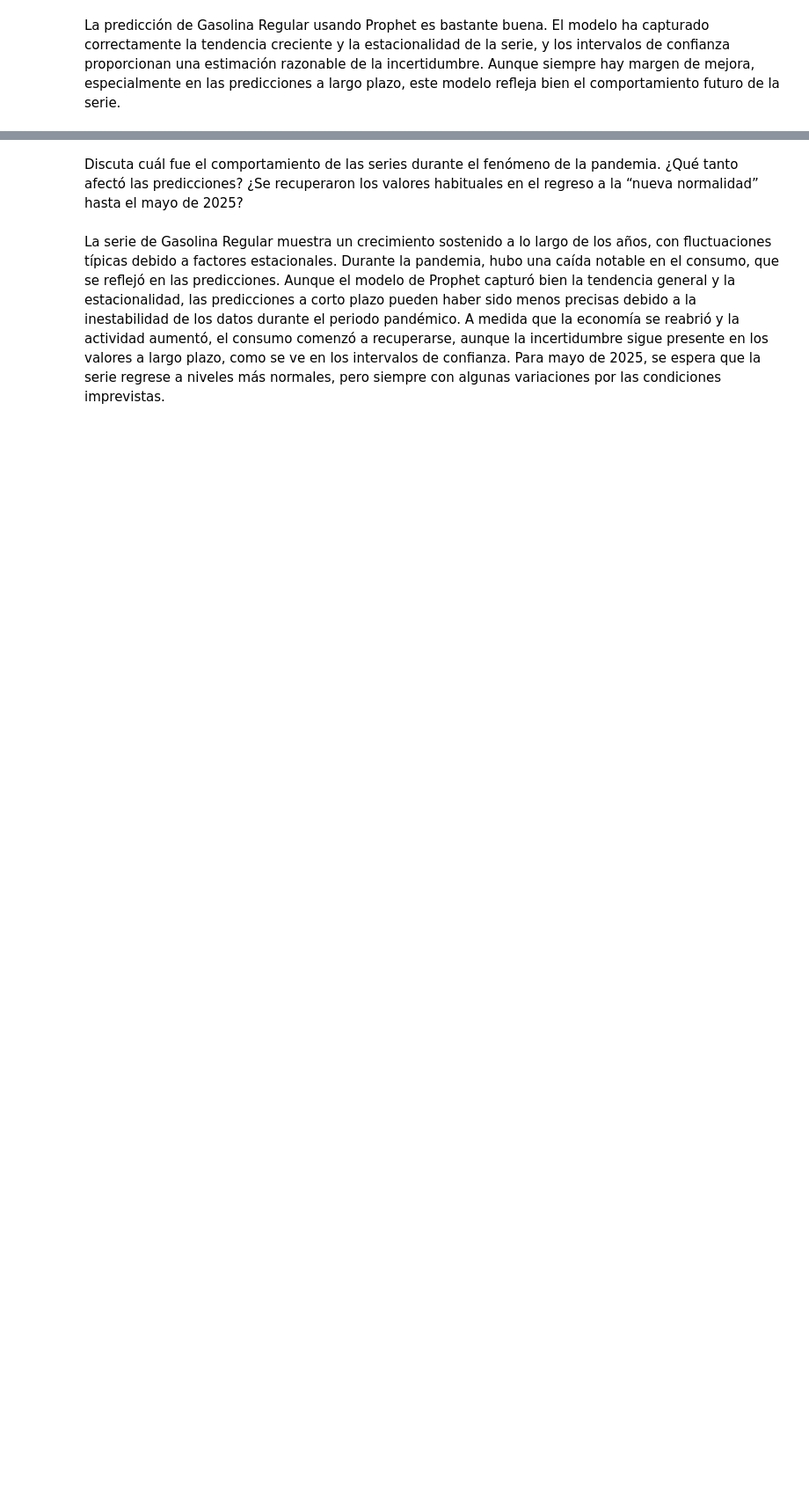
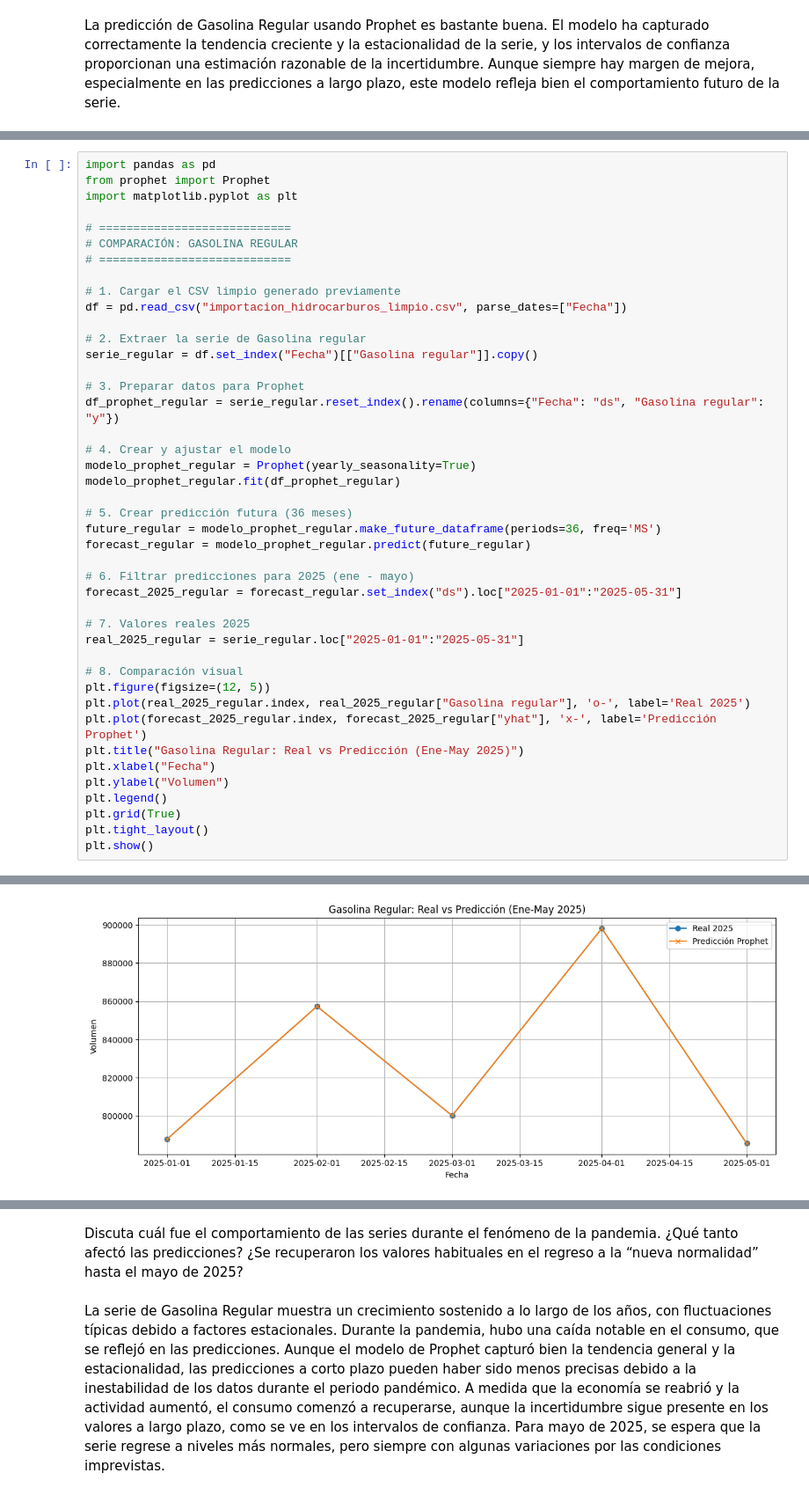
Before and after one commit to michellemej22596/Laboratorio-01-Series-de-Tiempo, a Jupyter notebook: ConsumoRegular.ipynb, the cells around one changed output, grey strips where cells are left out. Shown: that part at 88% size. Drawn from its saved outputs; the diff is of its cells as text; blank space fills up the shorter version.

Commit message:
Feat: Prediccion vs realidad

```diff
--- a/ConsumoRegular.ipynb
+++ b/ConsumoRegular.ipynb
@@ -274,0 +231,44 @@ KeyError: "['Gasolina regular'] not in index"
+# %%
+import pandas as pd
+from prophet import Prophet
+import matplotlib.pyplot as plt
+
+# ============================
+# COMPARACIÓN: GASOLINA REGULAR
+# ============================
+
+# 1. Cargar el CSV limpio generado previamente
+df = pd.read_csv("importacion_hidrocarburos_limpio.csv", parse_dates=["Fecha"])
+
+# 2. Extraer la serie de Gasolina regular
+serie_regular = df.set_index("Fecha")[["Gasolina regular"]].copy()
+
+# 3. Preparar datos para Prophet
+df_prophet_regular = serie_regular.reset_index().rename(columns={"Fecha": "ds", "Gasolina regular": "y"})
+
+# 4. Crear y ajustar el modelo
+modelo_prophet_regular = Prophet(yearly_seasonality=True)
+modelo_prophet_regular.fit(df_prophet_regular)
+
+# 5. Crear predicción futura (36 meses)
+future_regular = modelo_prophet_regular.make_future_dataframe(periods=36, freq='MS')
+forecast_regular = modelo_prophet_regular.predict(future_regular)
+
+# 6. Filtrar predicciones para 2025 (ene - mayo)
+forecast_2025_regular = forecast_regular.set_index("ds").loc["2025-01-01":"2025-05-31"]
+
+# 7. Valores reales 2025
+real_2025_regular = serie_regular.loc["2025-01-01":"2025-05-31"]
+
+# 8. Comparación visual
+plt.figure(figsize=(12, 5))
+plt.plot(real_2025_regular.index, real_2025_regular["Gasolina regular"], 'o-', label='Real 2025')
+plt.plot(forecast_2025_regular.index, forecast_2025_regular["yhat"], 'x-', label='Predicción Prophet')
+plt.title("Gasolina Regular: Real vs Predicción (Ene-May 2025)")
+plt.xlabel("Fecha")
+plt.ylabel("Volumen")
+plt.legend()
+plt.grid(True)
+plt.tight_layout()
+plt.show()
+# %% [output]
@@ -274,0 +277 @@ KeyError: "['Gasolina regular'] not in index"
+[figure, added]
```
Also changed, not shown: parts of 3 cells of this notebook, 2 other files.
